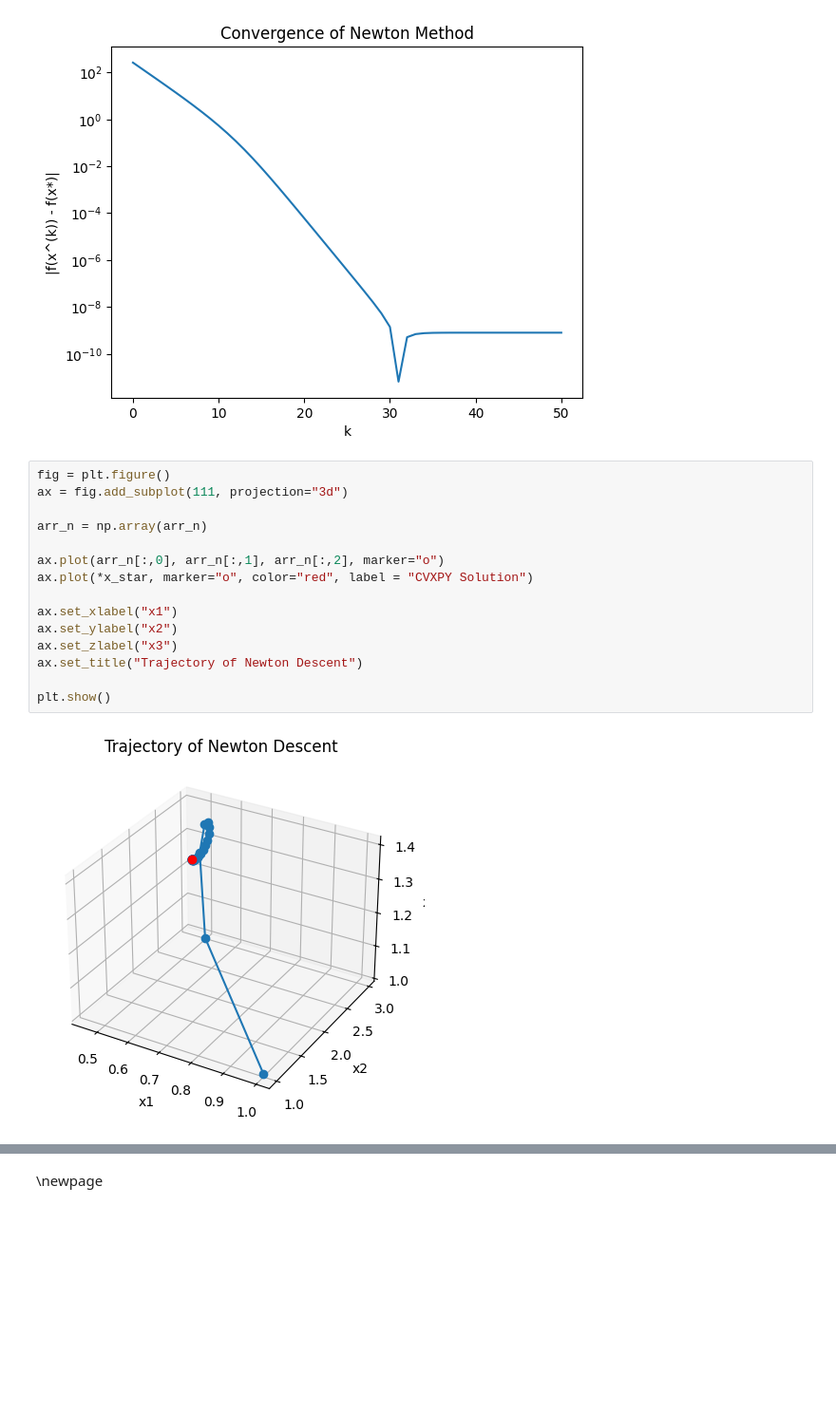
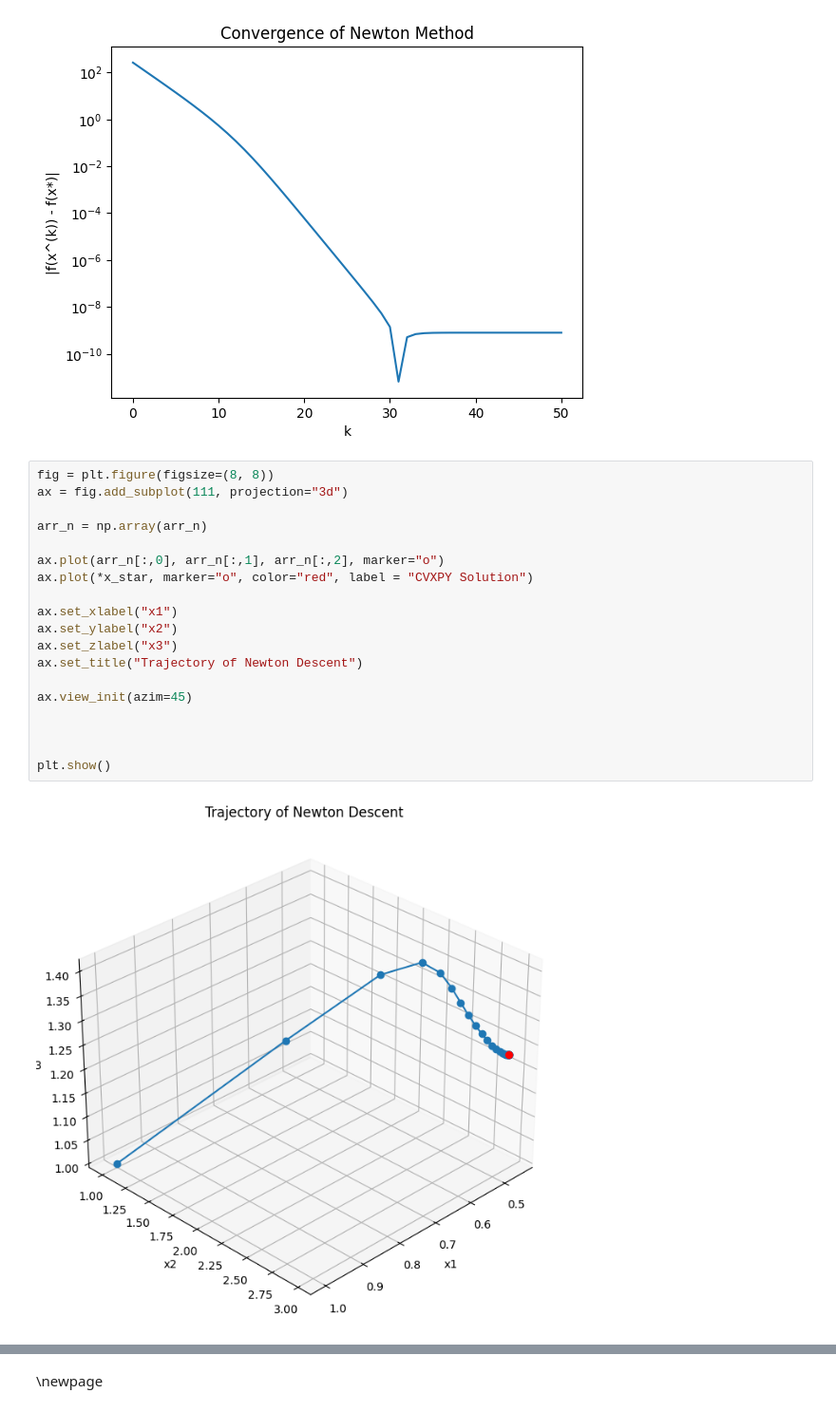
Before and after one commit to sab06tang/IEOR-160-HW-4, a Jupyter notebook: IEOR160HW4.ipynb, the cells around one changed output, grey strips where cells are left out. Shown at 95% size. Saved outputs shown, nothing was run; the diff lists cells and outputs as text; blank space fills up the shorter version.

```diff
--- a/IEOR160HW4.ipynb
+++ b/IEOR160HW4.ipynb
@@ -232,19 +239,23 @@ plt.show()
 # %% [output]
 [figure]
 # %%
-fig = plt.figure()
+fig = plt.figure(figsize=(8, 8))
 ax = fig.add_subplot(111, projection="3d")
 
 arr_n = np.array(arr_n)
 
 ax.plot(arr_n[:,0], arr_n[:,1], arr_n[:,2], marker="o")
 ax.plot(*x_star, marker="o", color="red", label = "CVXPY Solution")
 
 ax.set_xlabel("x1")
 ax.set_ylabel("x2")
 ax.set_zlabel("x3")
 ax.set_title("Trajectory of Newton Descent")
 
+ax.view_init(azim=45)
+
+
+
 plt.show()
 # %% [output]
-[figure, old version]
+[figure, new version]
```
Also changed, not shown: parts of 7 cells of this notebook.
